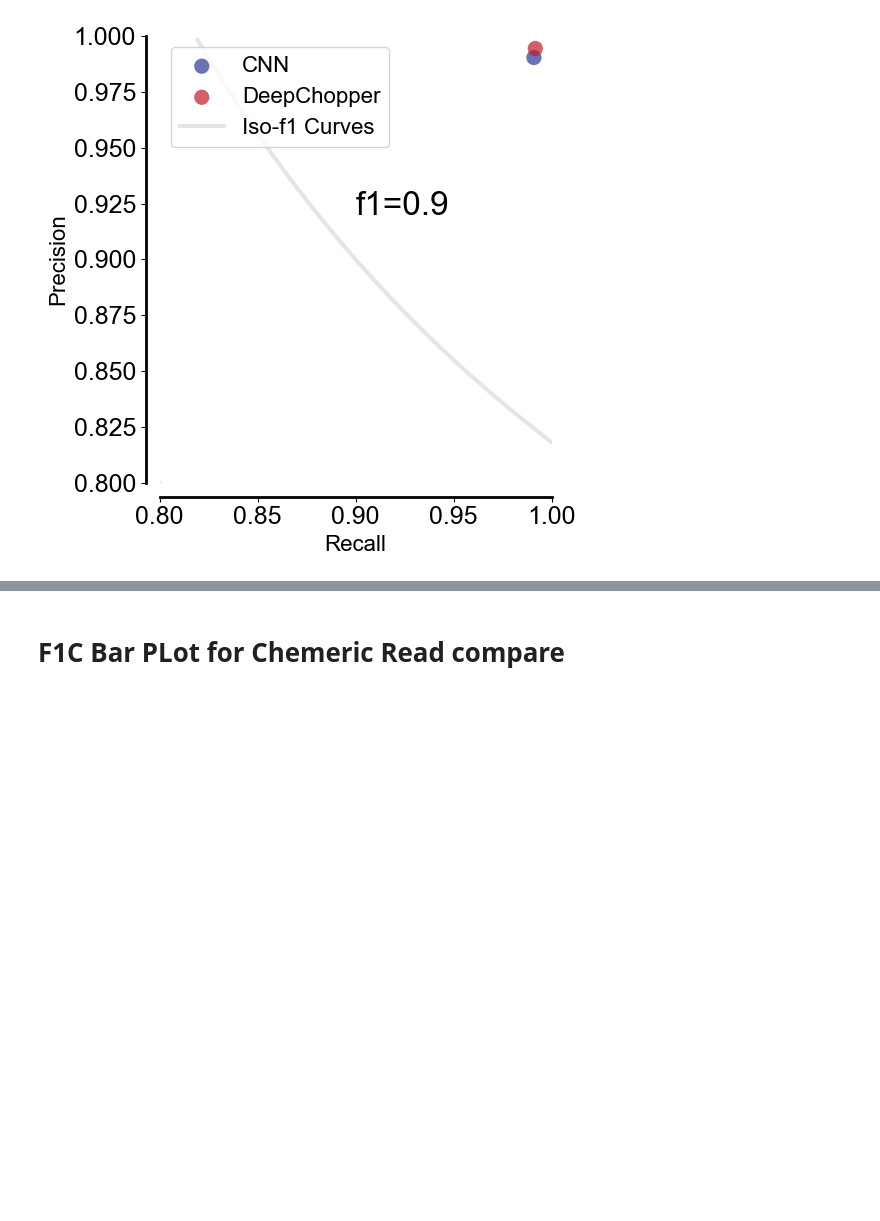
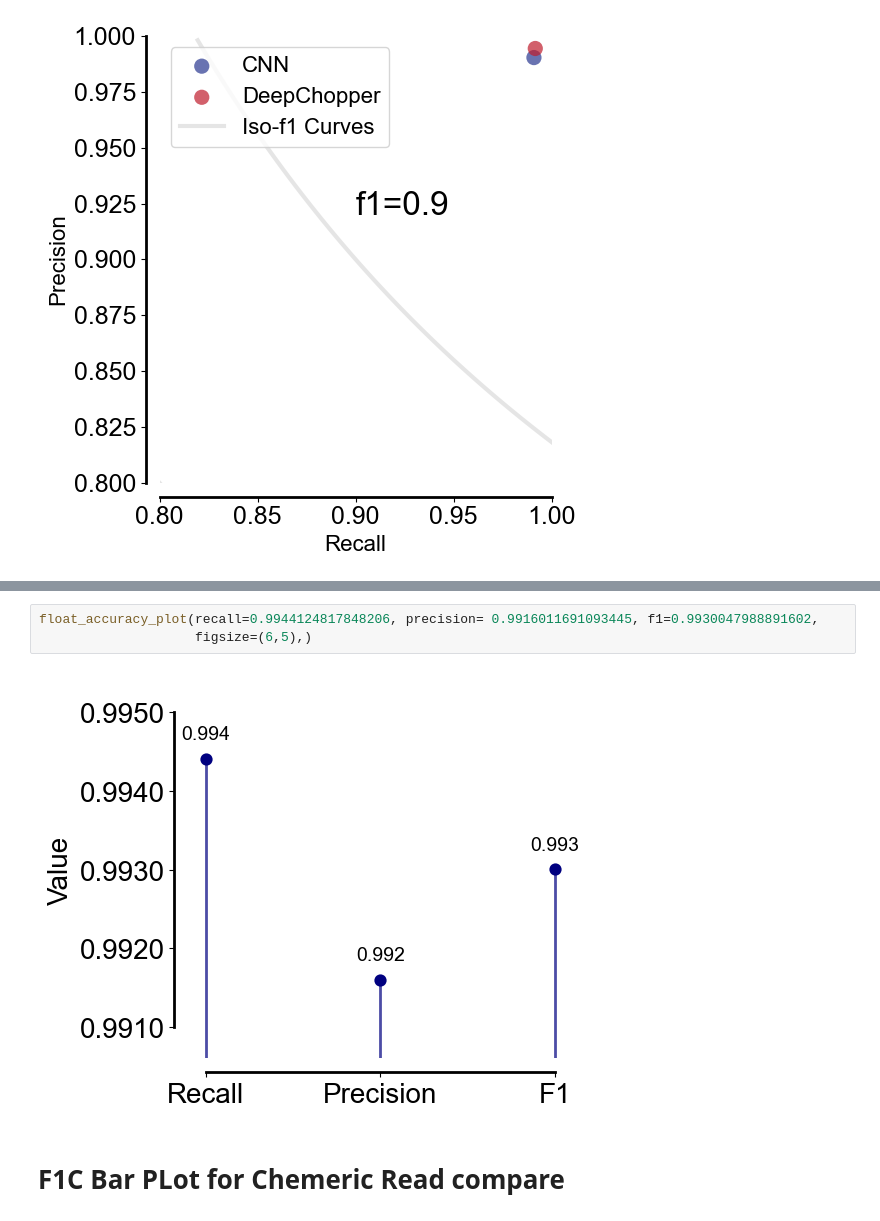
Before and after one commit to cauliyang/deepchopper-paper, a Jupyter notebook: figures/figures.ipynb, the cells around one changed output, grey strips where cells are left out. Drawn from its saved outputs; the diff is of its cells as text; blank space fills up the shorter version.

```diff
--- a/figures/figures.ipynb
+++ b/figures/figures.ipynb
@@ -189,3 +276,8 @@ simulation_plot(d3, d1)
+# %%
+float_accuracy_plot(recall=0.9944124817848206, precision= 0.9916011691093445, f1=0.9930047988891602,
+                    figsize=(6,5),)
+# %% [output]
+[figure, added]
 # %% [markdown]
 # F1C Bar PLot for Chemeric Read compare
 # %%
```
Also changed, not shown: parts of 3 cells of this notebook, 2 other files.
